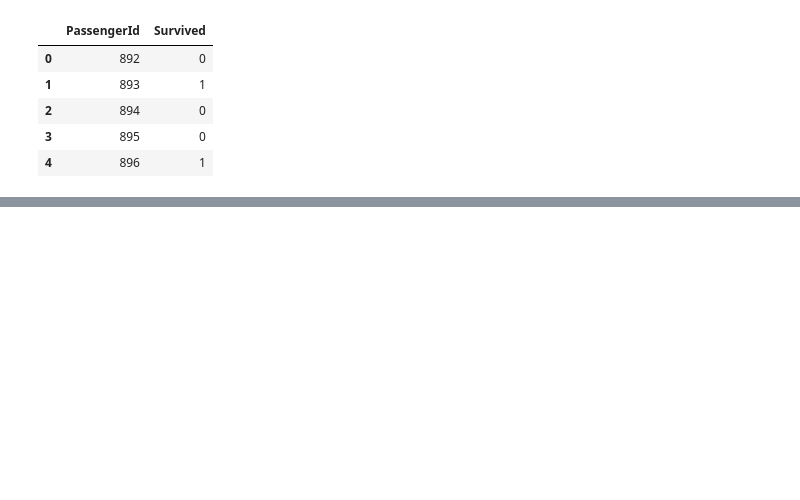
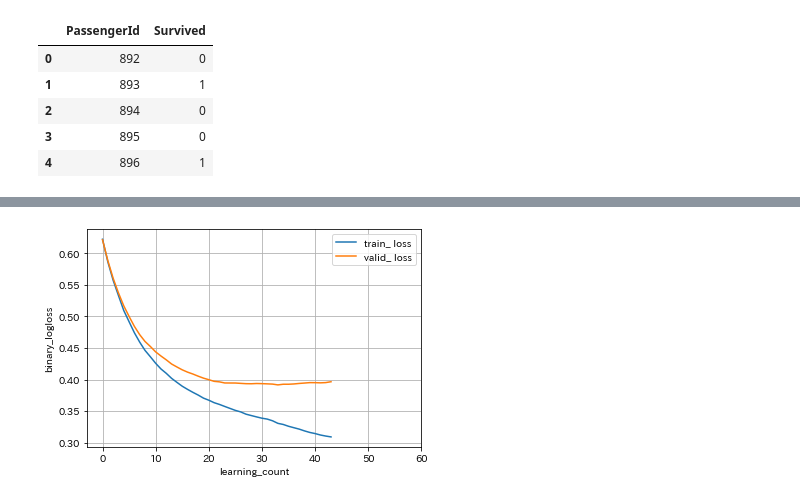
Before and after one commit to juri-saito/kaggle, a Jupyter notebook: titanic_saito.ipynb, the cells around one changed output, grey strips where cells are left out. Cells and saved outputs as stored; diff of their text form; code cells hidden in the pictures; blank space fills up the shorter version.

```diff
--- a/titanic_saito.ipynb
+++ b/titanic_saito.ipynb
@@ -616,0 +555,19 @@ sub.to_csv("./output/submission_20220509_01.csv", index=False)
+# %%
+fig = plt.figure()
+
+# x方向のラベルを指定
+plt.xlabel("learning_count")
+# y方向のラベルを指定
+plt.ylabel("binary_logloss")
+# グラフの表示範囲を指定
+plt.xlim(-3, 60)
+# グリッドを表示
+plt.grid()
+
+plt.plot(evals_result['training']['binary_logloss'], label ='train_ loss')
+plt.plot(evals_result['valid_1']['binary_logloss'], label ='valid_ loss')
+
+plt.legend()
+fig.savefig("./output/learning_curve/sub04.png", dpi=fig.dpi, bbox_inches='tight')
+# %% [output]
+[figure, added]
```
Also changed, not shown: parts of 35 cells of this notebook, 2 other files.
